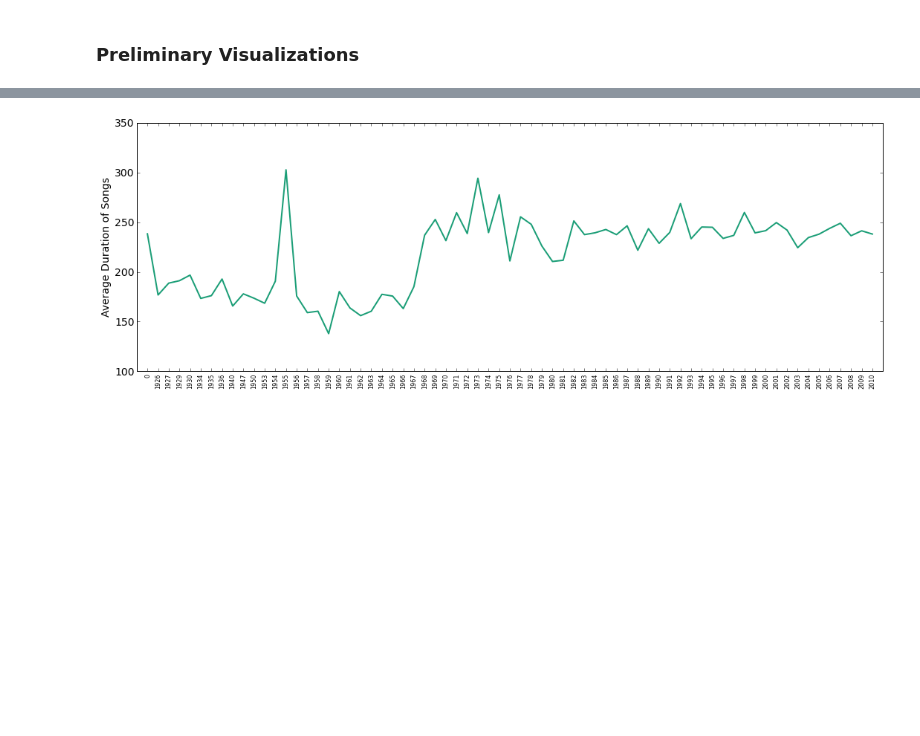
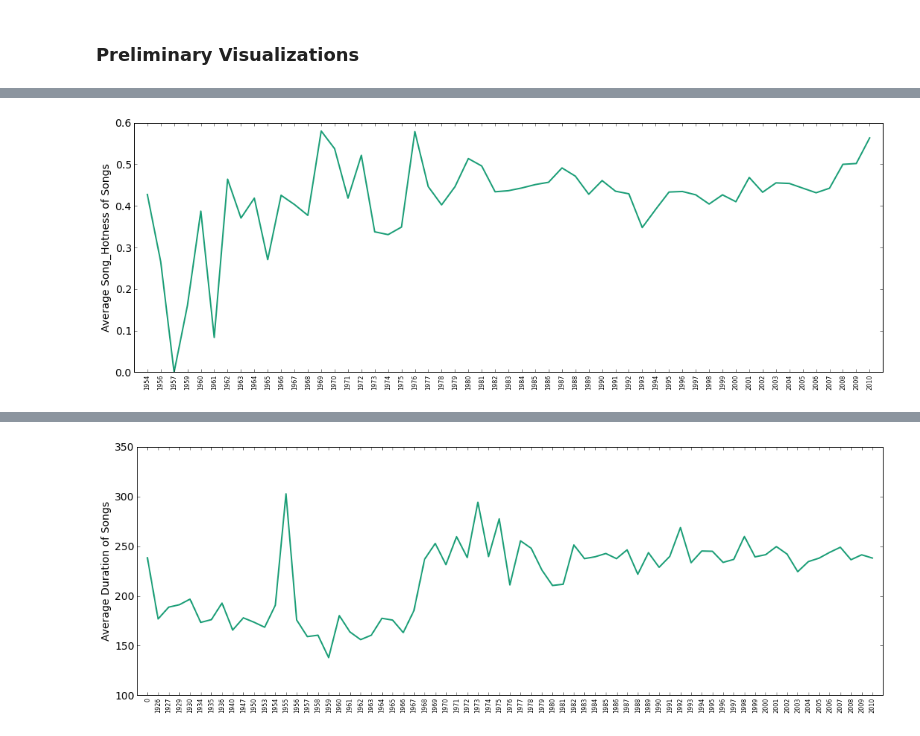
Before and after one commit to AnastasiyaB/Music_Magic, a Jupyter notebook: Music_Magic.ipynb, the cells around one changed output, grey strips where cells are left out. Saved outputs shown, nothing was run; the diff lists cells and outputs as text; code cells hidden in the pictures; blank space fills up the shorter version.

```diff
--- a/Music_Magic.ipynb
+++ b/Music_Magic.ipynb
@@ -260,0 +436,12 @@ found most popular artist in 0:00:00.226000
+# %%
+# plot
+plt.figure(figsize = (18,6))
+plt.plot(np.arange(len(test['Song_Hotness'])-1) * 100, test['Song_Hotness'][1:])
+xlocs = np.arange(len(test['Song_Hotness'])-1) * 100
+xticks_locs, xticks_labels = plt.xticks(xlocs, test.index[1:])
+plt.setp(xticks_labels, rotation=90, fontsize=8)
+plt.xlim(min(xlocs) - 100, max(xlocs) + 100)
+plt.ylabel("Average Song_Hotness of Songs")
+plt.show()
+# %% [output]
+[figure, added]
```
Also changed, not shown: parts of 26 cells of this notebook, 3 other files.
